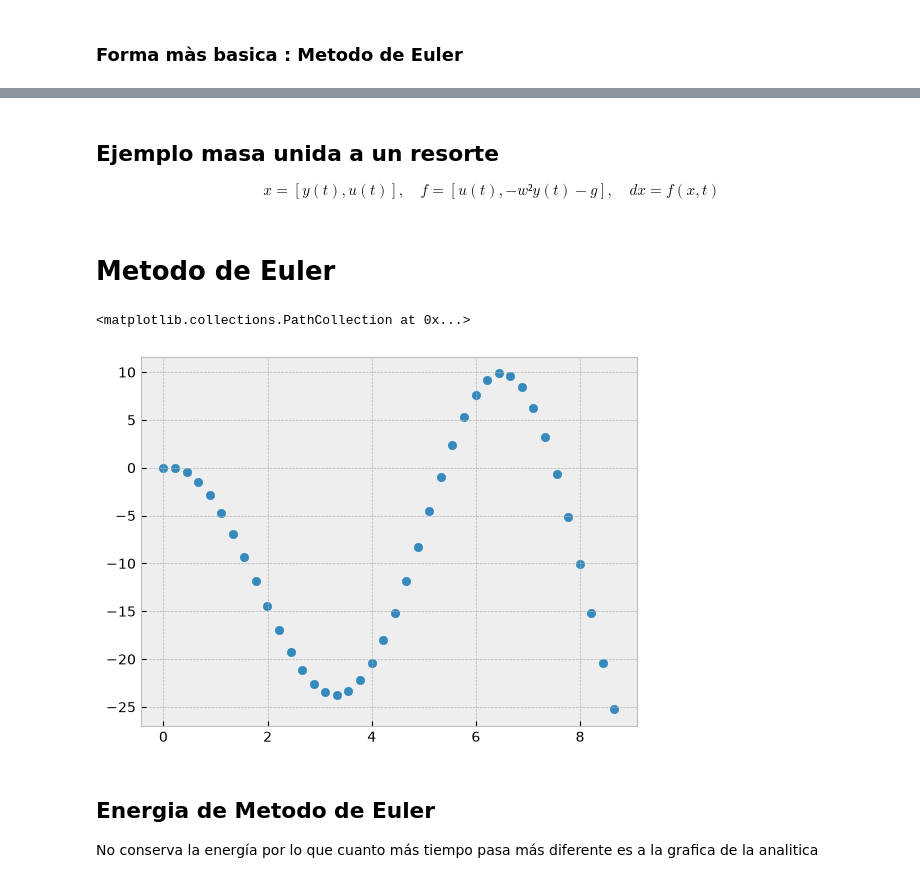
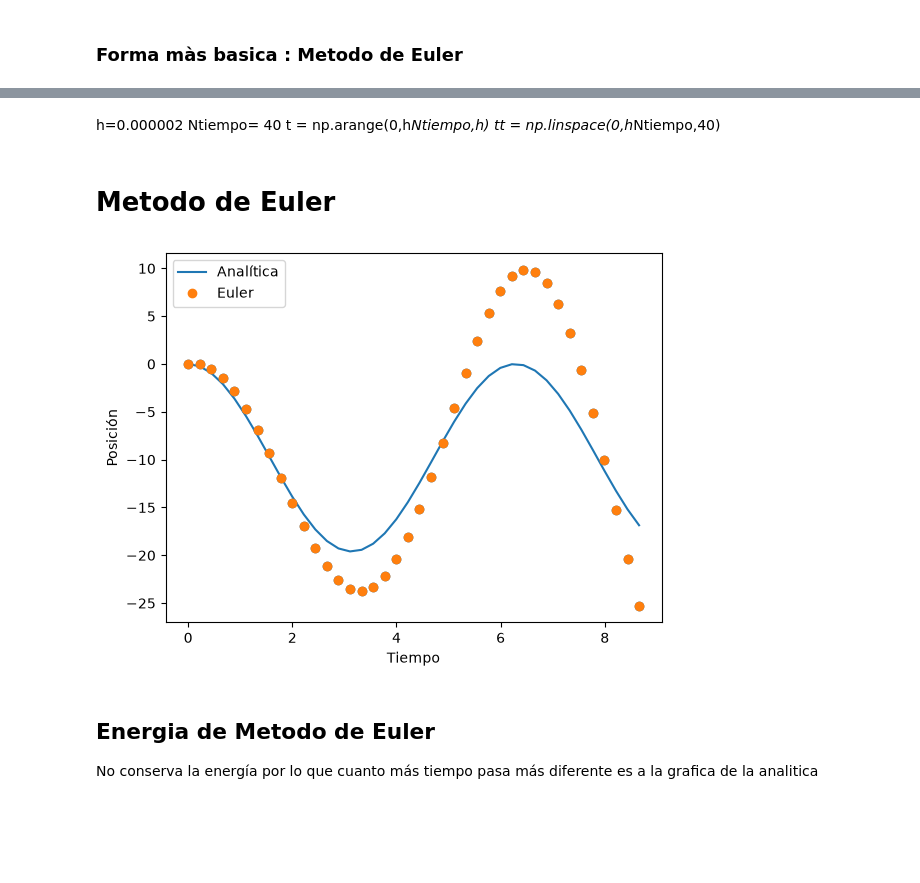
Before and after one commit to Dewscot/Clases, a Jupyter notebook: FC2/Clases/Soluciones_numericas_EDO.ipynb, the cells around one changed output, grey strips where cells are left out. Drawn from its saved outputs; the diff is of its cells as text; code cells hidden in the pictures; blank space fills up the shorter version.

```diff
--- a/FC2/Clases/Soluciones_numericas_EDO.ipynb
+++ b/FC2/Clases/Soluciones_numericas_EDO.ipynb
@@ -17,41 +32,50 @@ x(t+h)\simeq x(t)+hf(x(t),t)
-# %% [markdown]
-## Ejemplo masa unida a un resorte
-\begin{equation}
- x=[y(t),u(t)], \quad f=[u(t),-w²y(t)-g], \quad dx=f(x,t)
-\end{equation}
 # %%
 import numpy as np
 import matplotlib.pyplot as plt
-plt.style.use('bmh')
+
+omega = 1.0
+g = 9.8
+
+h = 0.222
+Ntiempo = 40
+t = np.arange(Ntiempo)*h
-# %%
-h=0.000002
-Ntiempo= 40
-t = np.arange(0,h*Ntiempo,h)
-tt = np.linspace(0,h*Ntiempo,40)
+# %% [markdown]
+h=0.000002
+Ntiempo= 40
+t = np.arange(0,h*Ntiempo,h)
+tt = np.linspace(0,h*Ntiempo,40)
 # %% [markdown]
 # Metodo de Euler
 # %%
-omega = 1.0
-g = 9.8
 
 def f(x, omega, g = 9.8):
     y, u = x
     return np.array([u,-g-y*omega**2])
 
 x = np.zeros([Ntiempo, 2])
 x[0,0] = 0
 x[0,1] = 0
 h=0.222
 
 for n in range(Ntiempo-1):
     x[n+1] = x[n] + h*f(x[n], omega, g)
 y = x[:,0]
 u = x[:,1]
 
 plt.scatter(t,y)
+
+#Version analitica
+y_exacta = (g/omega**2)*(np.cos(omega*t)-1)
+
+plt.plot(t, y_exacta, label="Analítica")
+plt.plot(t, y, 'o', label="Euler")
+
+plt.xlabel("Tiempo")
+plt.ylabel("Posición")
+plt.legend()
+plt.show()
 # %% [output]
-<matplotlib.collections.PathCollection at 0x...>
-[figure, old version]
+[figure, new version]
 # %% [markdown]
 ## Energia de Metodo de Euler
 No conserva la energía por lo que cuanto más tiempo pasa más diferente es a la grafica de la analitica
```
Also changed, not shown: parts of 20 cells of this notebook, 2 other files.
